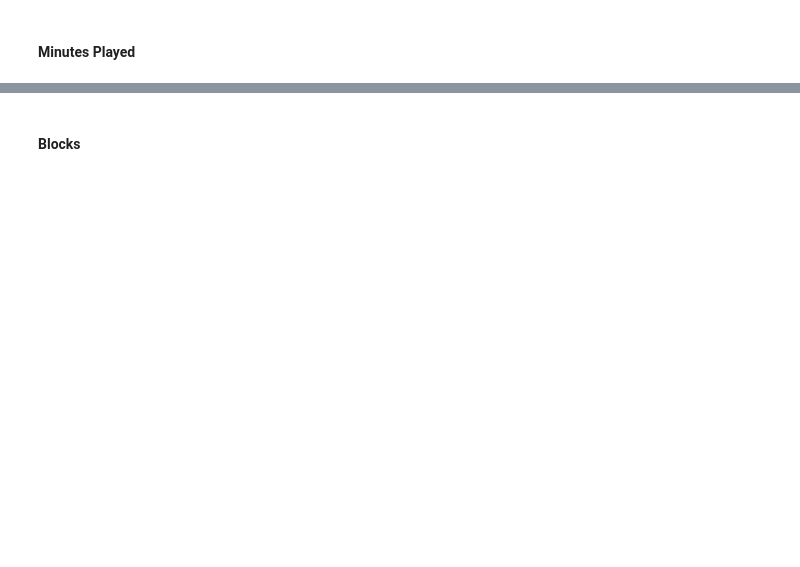
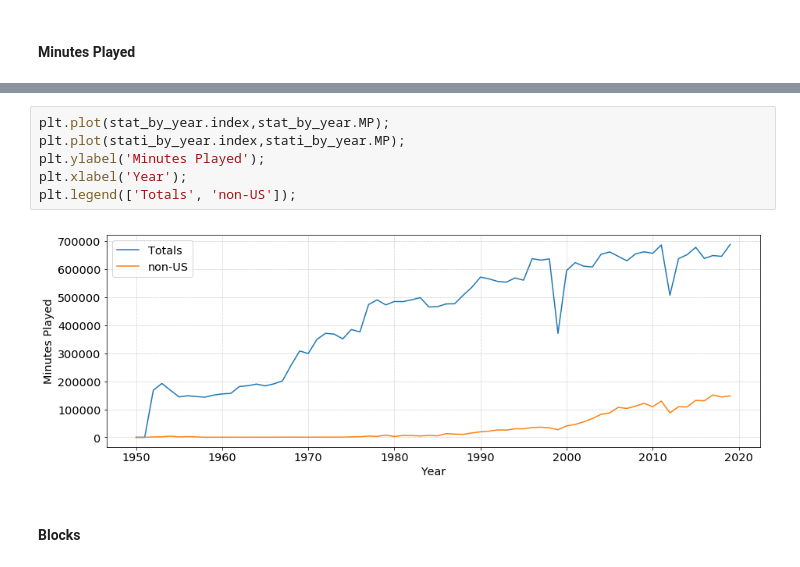
Before and after one commit to krisograbek/nba_international_players, a Jupyter notebook: NBA non-US players.ipynb, the cells around one changed output, grey strips where cells are left out. Cells and saved outputs as stored; diff of their text form; blank space fills up the shorter version.

```diff
--- a/NBA non-US players.ipynb
+++ b/NBA non-US players.ipynb
@@ -542,2 +479,10 @@ py.offline.iplot(fig)
+# %%
+plt.plot(stat_by_year.index,stat_by_year.MP);
+plt.plot(stati_by_year.index,stati_by_year.MP);
+plt.ylabel('Minutes Played');
+plt.xlabel('Year');
+plt.legend(['Totals', 'non-US']);
+# %% [output]
+[figure, added]
 # %% [markdown]
 #### Blocks
```
Also changed, not shown: parts of 54 cells of this notebook, 1 other file.
